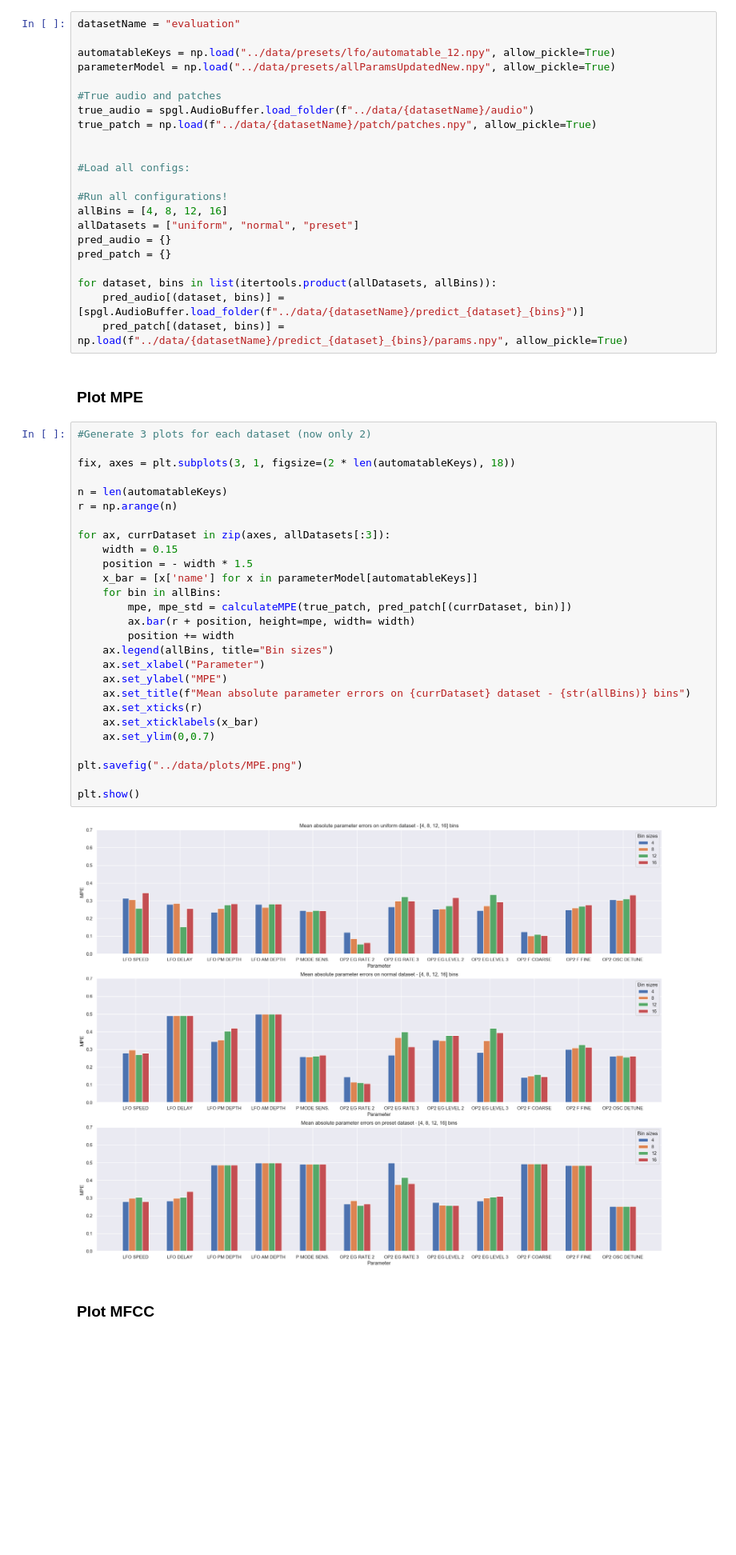
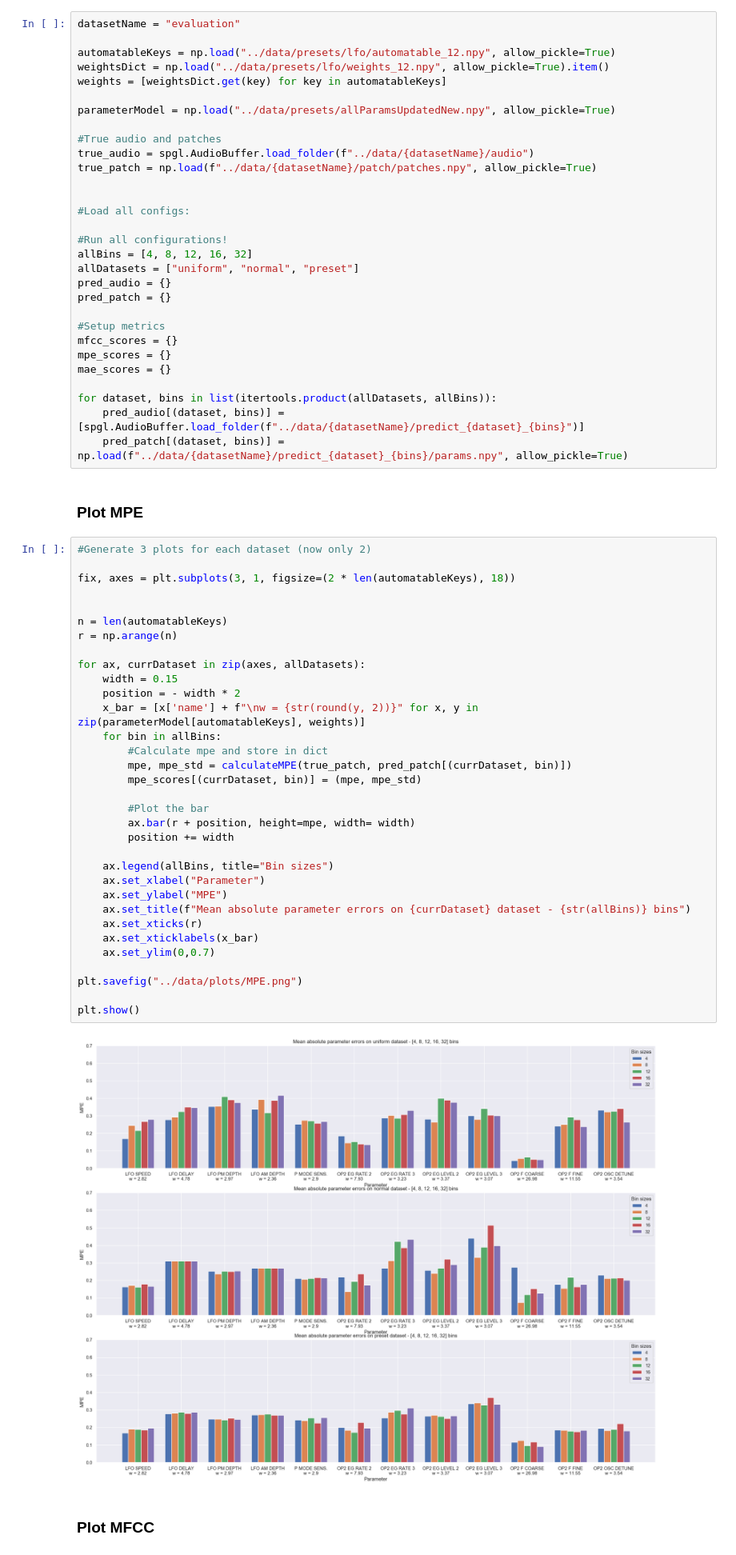
Before and after one commit to hjdeheer/spiegelib, a Jupyter notebook: src/plots.ipynb, the cells around one changed output. Shown: that part at 80% size. Saved outputs shown, nothing was run; the diff lists cells and outputs as text; blank space fills up the shorter version.

```diff
--- a/src/plots.ipynb
+++ b/src/plots.ipynb
@@ -39,6 +68,9 @@ def calculateMPE(truePatches, predictedPatches):
 datasetName = "evaluation"
 
 automatableKeys = np.load("../data/presets/lfo/automatable_12.npy", allow_pickle=True)
+weightsDict = np.load("../data/presets/lfo/weights_12.npy", allow_pickle=True).item()
+weights = [weightsDict.get(key) for key in automatableKeys]
+
 parameterModel = np.load("../data/presets/allParamsUpdatedNew.npy", allow_pickle=True)
 
 #True audio and patches
@@ -49,11 +81,16 @@ true_patch = np.load(f"../data/{datasetName}/patch/patches.npy", allow_pickle=Tr
 #Load all configs:
 
 #Run all configurations!
-allBins = [4, 8, 12, 16]
+allBins = [4, 8, 12, 16, 32]
 allDatasets = ["uniform", "normal", "preset"]
 pred_audio = {}
 pred_patch = {}
 
+#Setup metrics
+mfcc_scores = {}
+mpe_scores = {}
+mae_scores = {}
+
 for dataset, bins in list(itertools.product(allDatasets, allBins)):
     pred_audio[(dataset, bins)] = [spgl.AudioBuffer.load_folder(f"../data/{datasetName}/predict_{dataset}_{bins}")]
     pred_patch[(dataset, bins)] = np.load(f"../data/{datasetName}/predict_{dataset}_{bins}/params.npy", allow_pickle=True)
@@ -62,31 +99,37 @@ for dataset, bins in list(itertools.product(allDatasets, allBins)):
 # %%
 #Generate 3 plots for each dataset (now only 2)
 
 fix, axes = plt.subplots(3, 1, figsize=(2 * len(automatableKeys), 18))
 
+
 n = len(automatableKeys)
 r = np.arange(n)
 
-for ax, currDataset in zip(axes, allDatasets[:3]):
+for ax, currDataset in zip(axes, allDatasets):
     width = 0.15
-    position = - width * 1.5
-    x_bar = [x['name'] for x in parameterModel[automatableKeys]]
+    position = - width * 2
+    x_bar = [x['name'] + f"\nw = {str(round(y, 2))}" for x, y in zip(parameterModel[automatableKeys], weights)]
     for bin in allBins:
+        #Calculate mpe and store in dict
         mpe, mpe_std = calculateMPE(true_patch, pred_patch[(currDataset, bin)])
+        mpe_scores[(currDataset, bin)] = (mpe, mpe_std)
+
+        #Plot the bar
         ax.bar(r + position, height=mpe, width= width)
         position += width
+
     ax.legend(allBins, title="Bin sizes")
     ax.set_xlabel("Parameter")
     ax.set_ylabel("MPE")
     ax.set_title(f"Mean absolute parameter errors on {currDataset} dataset - {str(allBins)} bins")
     ax.set_xticks(r)
     ax.set_xticklabels(x_bar)
     ax.set_ylim(0,0.7)
 
 plt.savefig("../data/plots/MPE.png")
 
 plt.show()
 # %% [output]
-[figure, old version]
+[figure, new version]
 # %% [markdown]
 ### Plot MFCC
```
Also changed, not shown: parts of 13 cells of this notebook, 1 other file.
